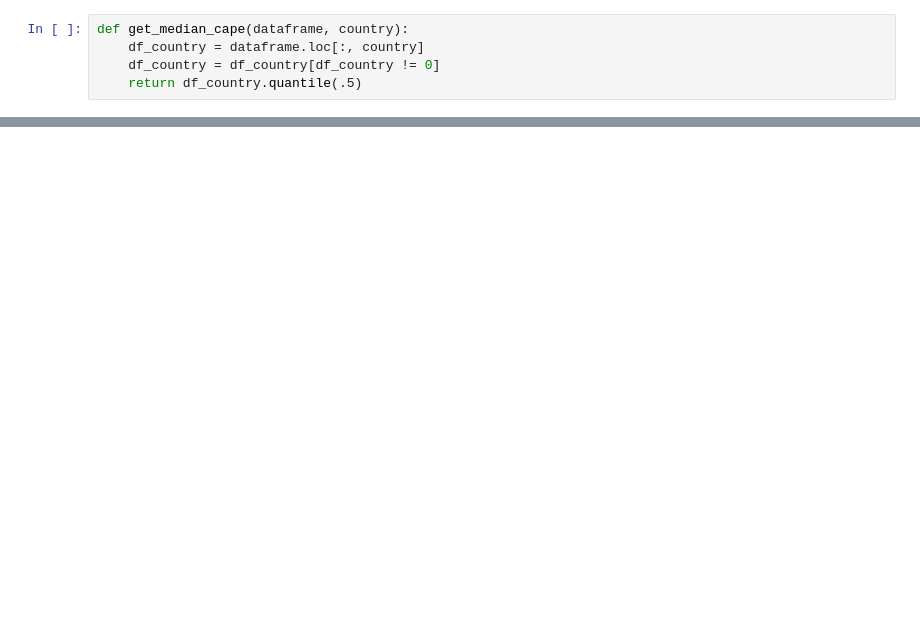
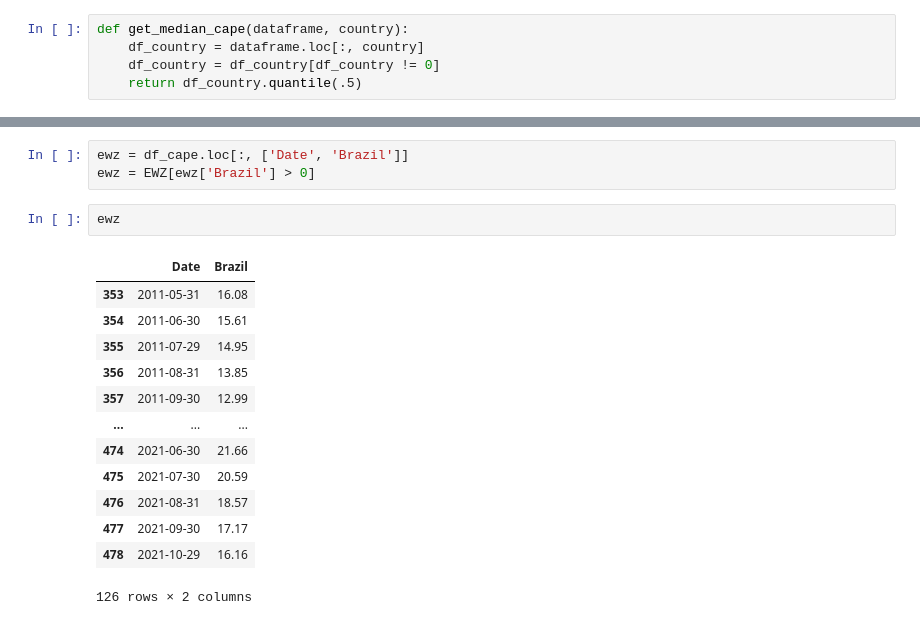
Before and after one commit to rdemarqui/World_CAPE_ratio, a Jupyter notebook: World_CAPE_ratio.ipynb, the cells around one changed output, grey strips where cells are left out. Saved outputs shown, nothing was run; the diff lists cells and outputs as text; blank space fills up the shorter version.

```diff
--- a/World_CAPE_ratio.ipynb
+++ b/World_CAPE_ratio.ipynb
@@ -61,0 +142,19 @@ USA: Median:23.69, Current:39.08, Relative:1.65
+# %%
+ewz = df_cape.loc[:, ['Date', 'Brazil']]
+ewz = EWZ[ewz['Brazil'] > 0]
+# %%
+ewz
+# %% [output]
+|  | Date | Brazil |
+| 353 | 2011-05-31 | 16.08 |
+| 354 | 2011-06-30 | 15.61 |
+| 355 | 2011-07-29 | 14.95 |
+| 356 | 2011-08-31 | 13.85 |
+| 357 | 2011-09-30 | 12.99 |
+| ... | ... | ... |
+| 474 | 2021-06-30 | 21.66 |
+| 475 | 2021-07-30 | 20.59 |
+| 476 | 2021-08-31 | 18.57 |
+| 477 | 2021-09-30 | 17.17 |
+| 478 | 2021-10-29 | 16.16 |
+126 rows × 2 columns
```
Also changed, not shown: parts of 18 cells of this notebook.
